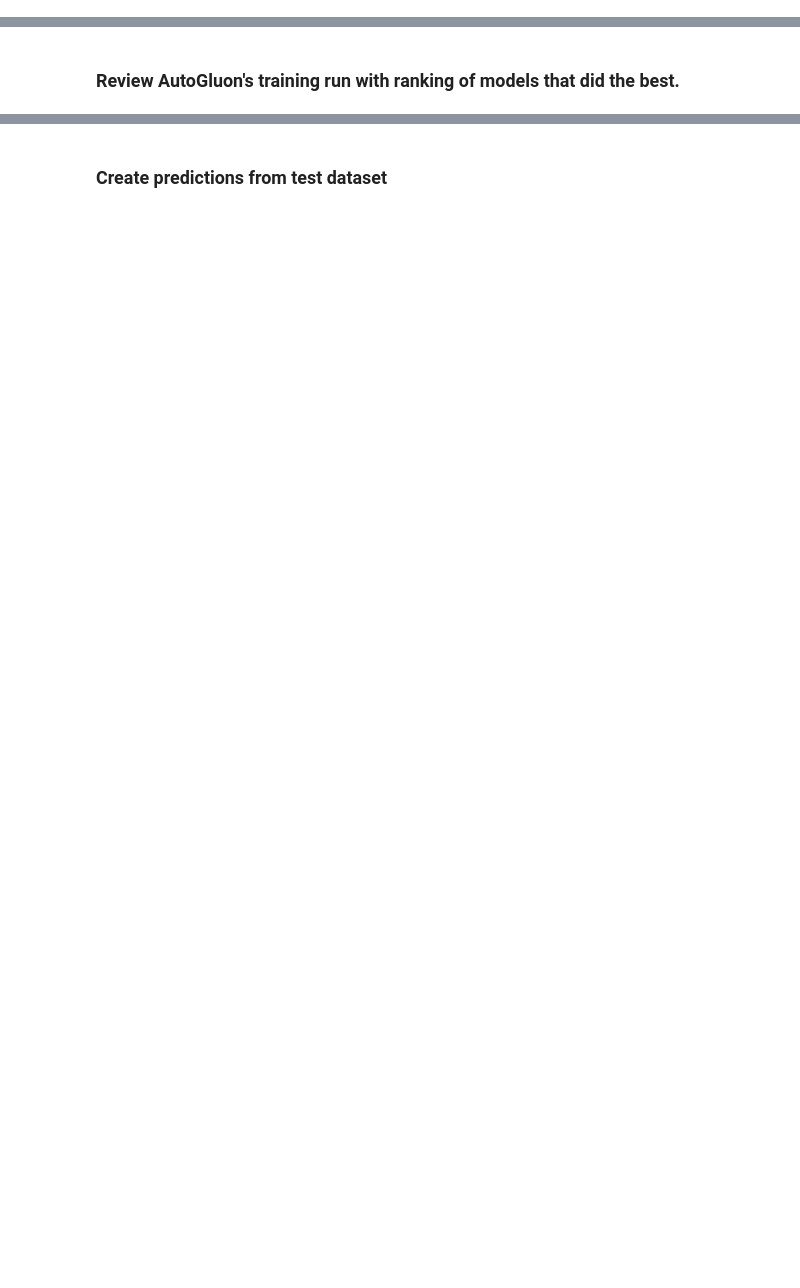
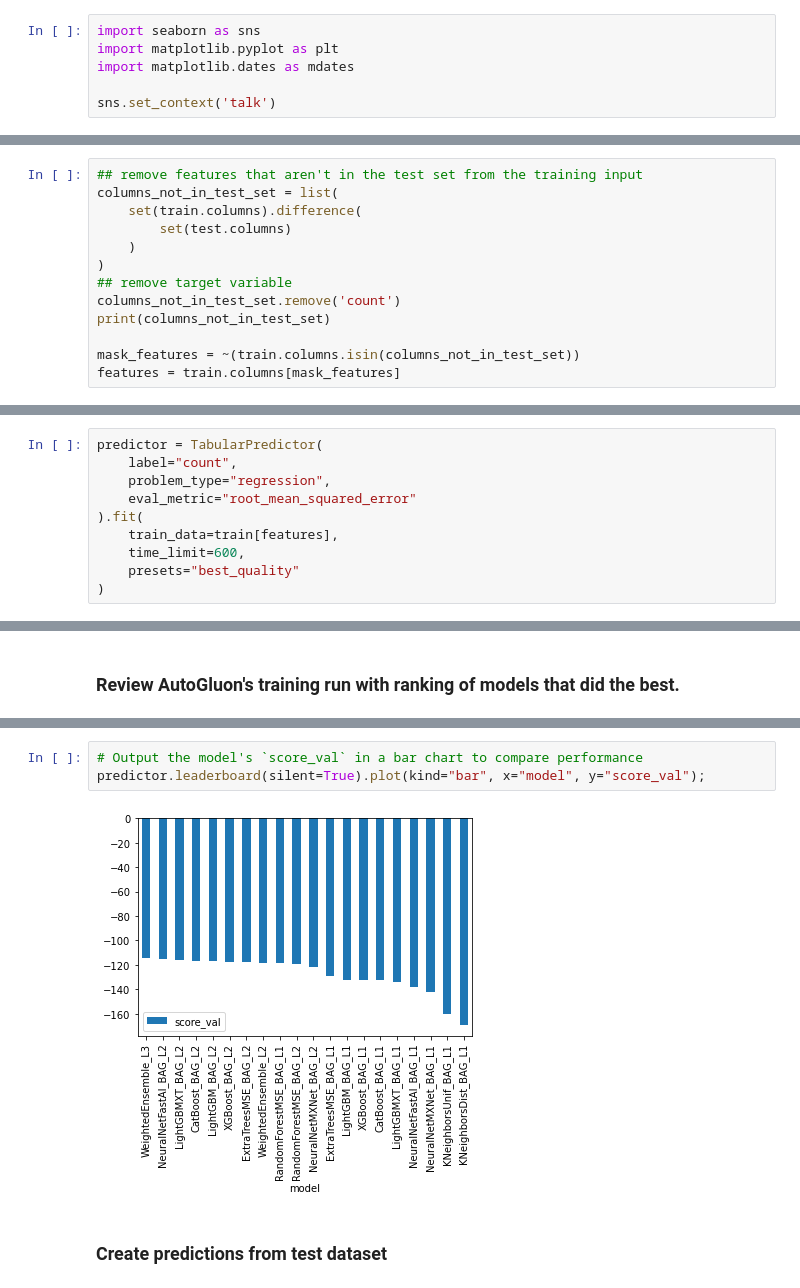
Before and after one commit to elvyna/udacity-aws-mle-nanodegree, a Jupyter notebook: project01-bike-sharing-demand-prediction/project-template.ipynb, the cells around one changed output, grey strips where cells are left out. Drawn from its saved outputs; the diff is of its cells as text; blank space fills up the shorter version.

```diff
--- a/project01-bike-sharing-demand-prediction/project-template.ipynb
+++ b/project01-bike-sharing-demand-prediction/project-template.ipynb
@@ -1,3 +1,9 @@
+# %%
+import seaborn as sns
+import matplotlib.pyplot as plt
+import matplotlib.dates as mdates
+
+sns.set_context('talk')
 # %% [markdown]
 # Predict Bike Sharing Demand with AutoGluon Template
 # %% [markdown]
@@ -146,0 +169,13 @@ predictor = TabularPredictor(?).fit(?)
+# %%
+## remove features that aren't in the test set from the training input
+columns_not_in_test_set = list(
+    set(train.columns).difference(
+        set(test.columns)
+    )
+)
+## remove target variable
+columns_not_in_test_set.remove('count')
+print(columns_not_in_test_set)
+
+mask_features = ~(train.columns.isin(columns_not_in_test_set))
+features = train.columns[mask_features]
@@ -146,0 +184,10 @@ predictor = TabularPredictor(?).fit(?)
+# %%
+predictor = TabularPredictor(
+    label="count",
+    problem_type="regression",
+    eval_metric="root_mean_squared_error"
+).fit(
+    train_data=train[features],
+    time_limit=600,
+    presets="best_quality"
+)
@@ -151,3 +286,8 @@ predictor.fit_summary()
+# %%
+# Output the model's `score_val` in a bar chart to compare performance
+predictor.leaderboard(silent=True).plot(kind="bar", x="model", y="score_val");
+# %% [output]
+[figure, added]
 # %% [markdown]
 ### Create predictions from test dataset
 # %%
```
Also changed, not shown: parts of 35 cells of this notebook.
